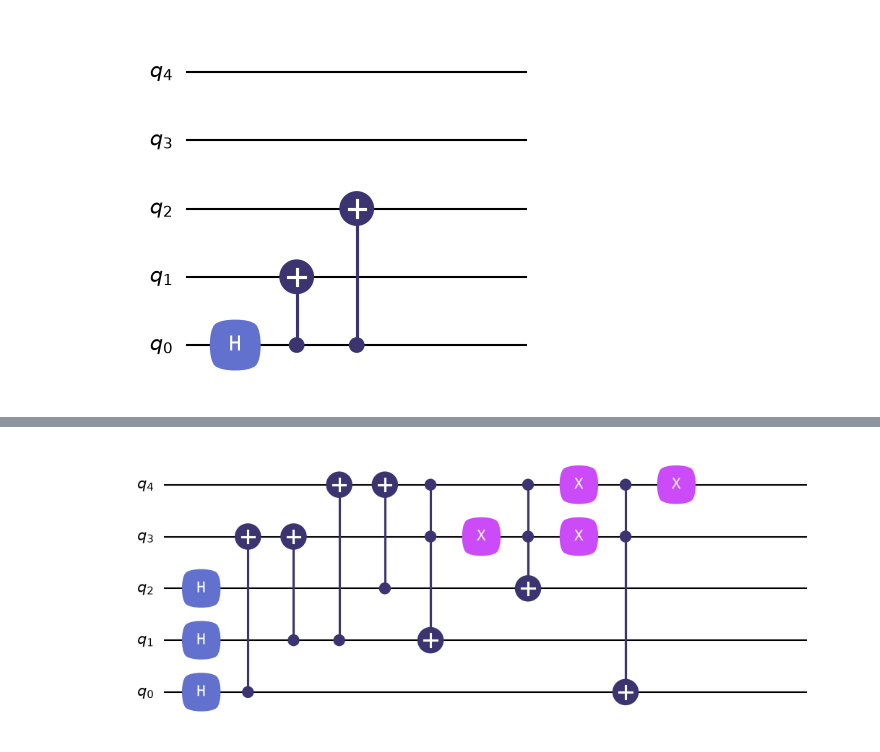
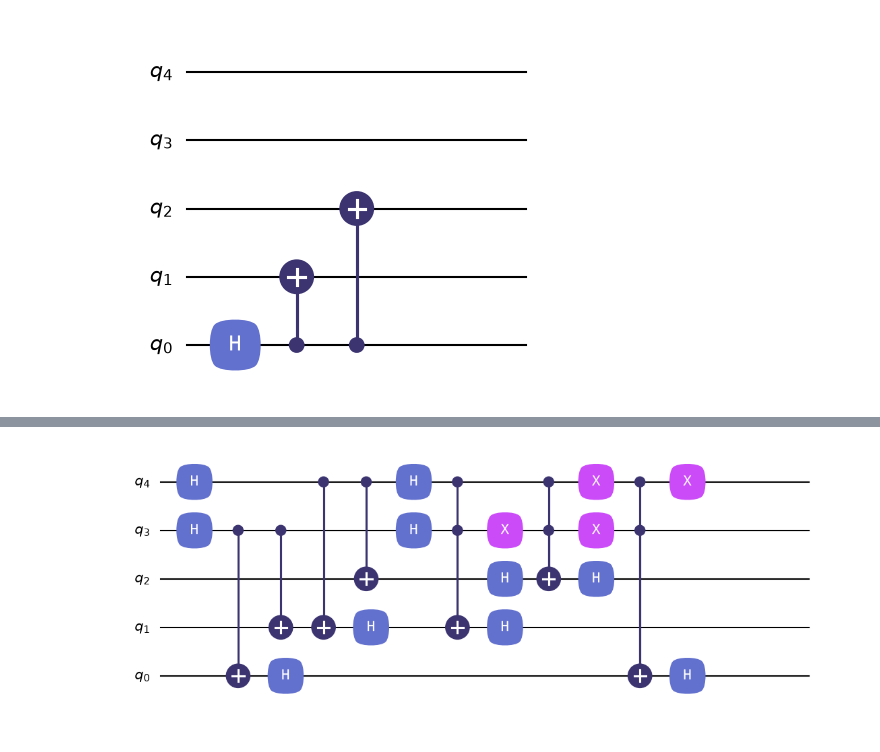
Before and after one commit to Al3xBarbe/Shor_9QBit, a Jupyter notebook: 3qbits_errorphase.ipynb, the cells around one changed output, grey strips where cells are left out. Drawn from its saved outputs; the diff is of its cells as text; code cells hidden in the pictures.

```diff
--- a/3qbits_errorphase.ipynb
+++ b/3qbits_errorphase.ipynb
@@ -149,23 +129,37 @@ qcorr
-# %%
-#CIRCUITO CORRECCION CUANTICA
-qcorr = QubitCircuit(5, reverse_states=False)
-qcorr.add_gate("H", targets=[0])
-qcorr.add_gate("H", targets=[1])
-qcorr.add_gate("H", targets=[2])
-qcorr.add_gate("CNOT", controls=[0], targets=[3])
-qcorr.add_gate("CNOT", controls=[1], targets=[3])
-qcorr.add_gate("CNOT", controls=[1], targets=[4])
-qcorr.add_gate("CNOT", controls=[2], targets=[4])
-qcorr.add_gate("TOFFOLI", controls=[3,4], targets=[1])
-qcorr.add_gate("X", targets=[3])
-qcorr.add_gate("TOFFOLI", controls=[3,4], targets=[2])
-qcorr.add_gate("X", targets=[3])
-qcorr.add_gate("X", targets=[4])
-qcorr.add_gate("TOFFOLI", controls=[3,4], targets=[0])
-qcorr.add_gate("X", targets=[4])
-qcorr
-# %% [output]
-[figure, removed]
+# %%
+#CIRCUITO CORRECCION CUANTICA
+qcorr=QubitCircuit(5, reverse_states=False)
+
+qcorr.add_gate("H", targets=[3])
+qcorr.add_gate("H", targets=[4])
+
+qcorr.add_gate("CNOT", controls=[3], targets=[0])
+qcorr.add_gate("CNOT", controls=[3], targets=[1])
+
+qcorr.add_gate("CNOT", controls=[4], targets=[1])
+qcorr.add_gate("CNOT", controls=[4], targets=[2])
+
+qcorr.add_gate("H", targets=[3])
+qcorr.add_gate("H", targets=[4])
+
+qcorr.add_gate("H", targets=[1])
+qcorr.add_gate("TOFFOLI", controls=[3,4], targets=[1])
+qcorr.add_gate("H", targets=[1])
+
+qcorr.add_gate("X", targets=[3])
+qcorr.add_gate("H", targets=[2])
+qcorr.add_gate("TOFFOLI", controls=[3,4], targets=[2])
+qcorr.add_gate("H", targets=[2])
+
+qcorr.add_gate("X", targets=[3])
+qcorr.add_gate("X", targets=[4])
+qcorr.add_gate("H", targets=[0])
+qcorr.add_gate("TOFFOLI", controls=[3,4], targets=[0])
+qcorr.add_gate("H", targets=[0])
+qcorr.add_gate("X", targets=[4])
+qcorr
+# %% [output]
+[figure, added]
 # %%
 #CORRIGE QUANTICAMENTE
 quantumcorr=qcorr.run(state=errorstate)
```
Also changed, not shown: parts of 16 cells of this notebook, 2 other files.
